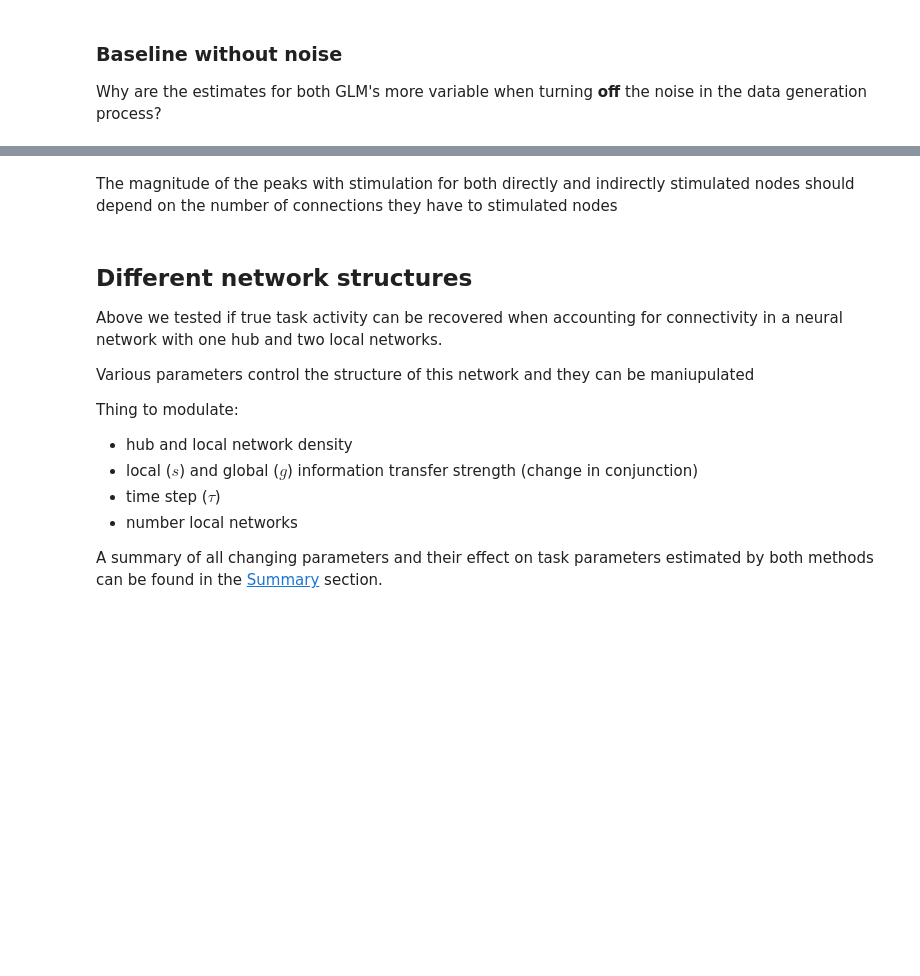
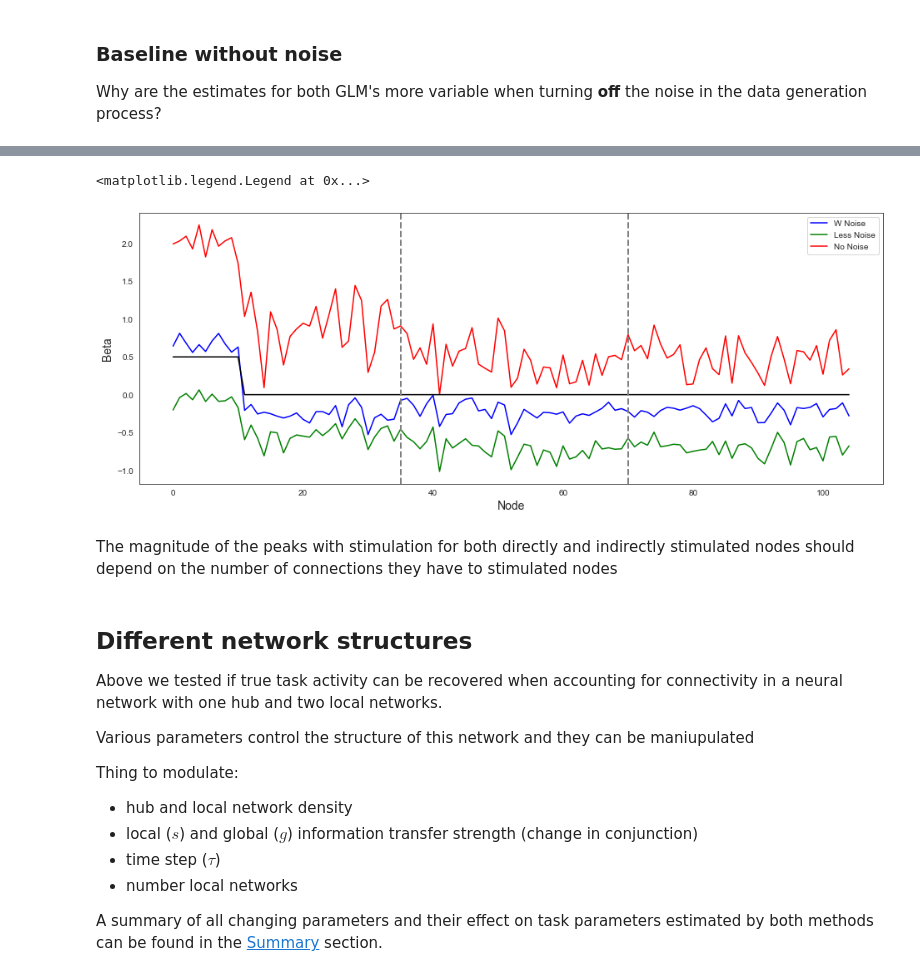
Before and after one commit to zenkavi/DevStudy_FmriNbs, a Jupyter notebook: notebooks/informationtransfermapping/TheoreticalResults/Zenkavi_Simulations/Extended_GLM_neural_network_level.ipynb, the cells around one changed output, grey strips where cells are left out. Saved outputs shown, nothing was run; the diff lists cells and outputs as text; code cells hidden in the pictures; blank space fills up the shorter version.

```diff
--- a/notebooks/informationtransfermapping/TheoreticalResults/Zenkavi_Simulations/Extended_GLM_neural_network_level.ipynb
+++ b/notebooks/informationtransfermapping/TheoreticalResults/Zenkavi_Simulations/Extended_GLM_neural_network_level.ipynb
@@ -494,3 +508,21 @@ plt.plot(range(nonoise.shape[1]), tmp_stimtimes[0], label="Task", color="black")
+# %%
+ext_glm_wnoise = run_ext_glm(all_nodes_ts = wnoise, task_reg = tmp_stimtimes[0], weight_matrix = base_W, dt = 1, tau = 1, g = 1, s = 1)
+ext_glm_lessnoise = run_ext_glm(all_nodes_ts = lessnoise, task_reg = tmp_stimtimes[0], weight_matrix = base_W, dt = 1, tau = 1, g = 1, s = 1)
+ext_glm_nonoise = run_ext_glm(all_nodes_ts = nonoise, task_reg = tmp_stimtimes[0], weight_matrix = base_W, dt = 1, tau = 1, g = 1, s = 1)
+# %%
+plt.plot(ext_glm_wnoise, color = "blue", label = "W Noise")
+plt.plot(ext_glm_lessnoise, color = "green", label = "Less Noise")
+plt.plot(ext_glm_nonoise, color = "red", label = "No Noise")
+plt.plot(true_task_stim, color = "black")
+
+plt.ylabel('Beta',fontsize=14)
+plt.xlabel('Node',fontsize=14)
+for n in range(1,3):
+    plt.axvline(x=35*n,linewidth=2, color='gray', ls = "--")
+plt.legend(loc="best")
+# %% [output]
+<matplotlib.legend.Legend at 0x...>
+[figure, added]
 # %% [markdown]
 The magnitude of the peaks with stimulation for both directly and indirectly stimulated nodes should depend on the number of connections they have to stimulated nodes
 # %%
```
Also changed, not shown: parts of 16 cells of this notebook.
